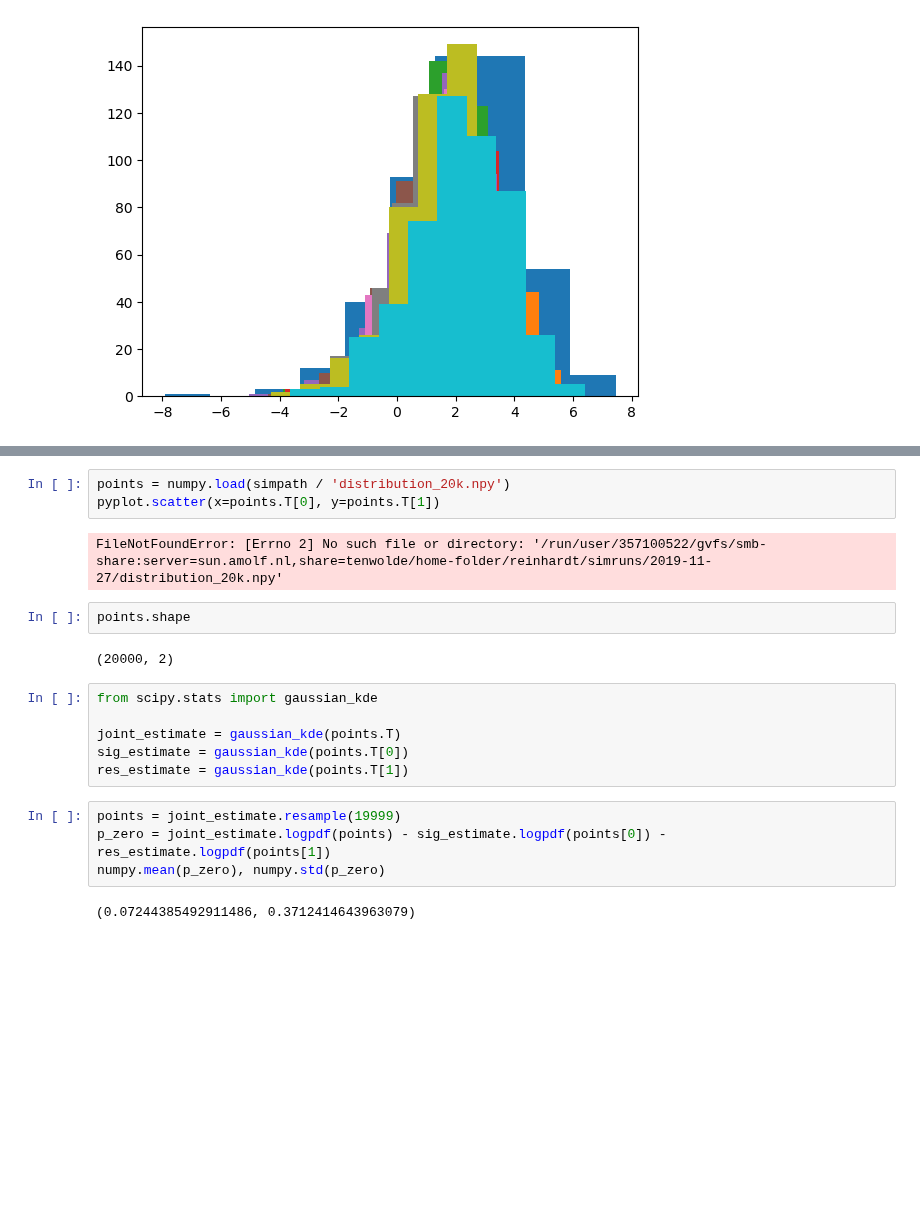
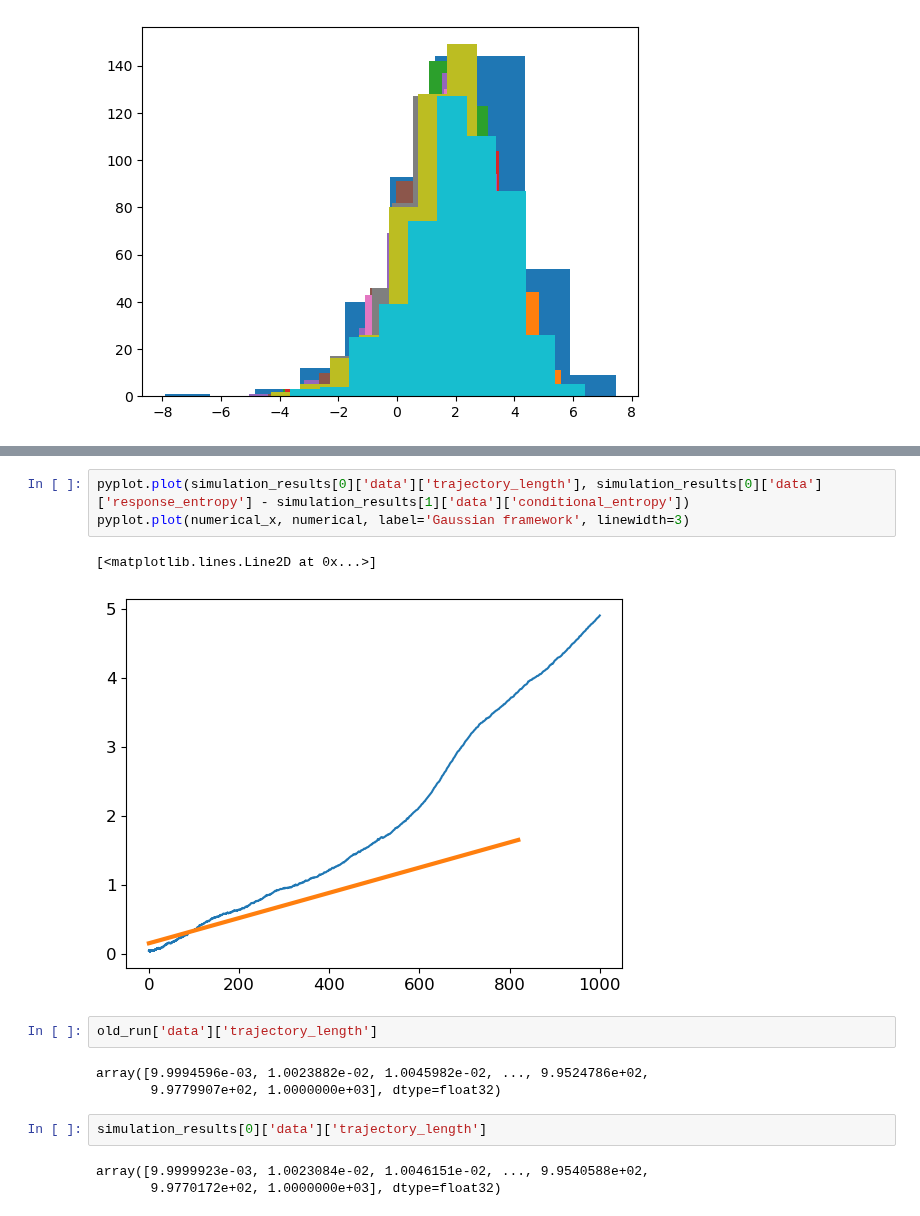
Before and after one commit to manuel-rhdt/master-thesis, a Jupyter notebook: notebooks/analyze_run.ipynb, the cells around one changed output, grey strips where cells are left out. Saved outputs shown, nothing was run; the diff lists cells and outputs as text; blank space fills up the shorter version.

```diff
--- a/notebooks/analyze_run.ipynb
+++ b/notebooks/analyze_run.ipynb
@@ -155,21 +178,16 @@ pyplot.plot(numpy.arange(t.size), t);
-# %%
-points = numpy.load(simpath / 'distribution_20k.npy')
-pyplot.scatter(x=points.T[0], y=points.T[1])
-# %% [output]
-FileNotFoundError: [Errno 2] No such file or directory: '/run/user/357100522/gvfs/smb-share:server=sun.amolf.nl,share=tenwolde/home-folder/reinhardt/simruns/2019-11-27/distribution_20k.npy'
-# %%
-points.shape
-# %% [output]
-(20000, 2)
-# %%
-from scipy.stats import gaussian_kde
-
-joint_estimate = gaussian_kde(points.T)
-sig_estimate = gaussian_kde(points.T[0])
-res_estimate = gaussian_kde(points.T[1])
-# %%
-points = joint_estimate.resample(19999)
-p_zero = joint_estimate.logpdf(points) - sig_estimate.logpdf(points[0]) - res_estimate.logpdf(points[1])
-numpy.mean(p_zero), numpy.std(p_zero)
-# %% [output]
-(0.07244385492911486, 0.3712414643963079)
+# %%
+pyplot.plot(simulation_results[0]['data']['trajectory_length'], simulation_results[0]['data']['response_entropy'] - simulation_results[1]['data']['conditional_entropy'])
+pyplot.plot(numerical_x, numerical, label='Gaussian framework', linewidth=3)
+# %% [output]
+[<matplotlib.lines.Line2D at 0x...>]
+[figure, added]
+# %%
+old_run['data']['trajectory_length']
+# %% [output]
+array([9.9994596e-03, 1.0023882e-02, 1.0045982e-02, ..., 9.9524786e+02,
+       9.9779907e+02, 1.0000000e+03], dtype=float32)
+# %%
+simulation_results[0]['data']['trajectory_length']
+# %% [output]
+array([9.9999923e-03, 1.0023084e-02, 1.0046151e-02, ..., 9.9540588e+02,
+       9.9770172e+02, 1.0000000e+03], dtype=float32)
```
Also changed, not shown: parts of 17 cells of this notebook, 4 other files.
